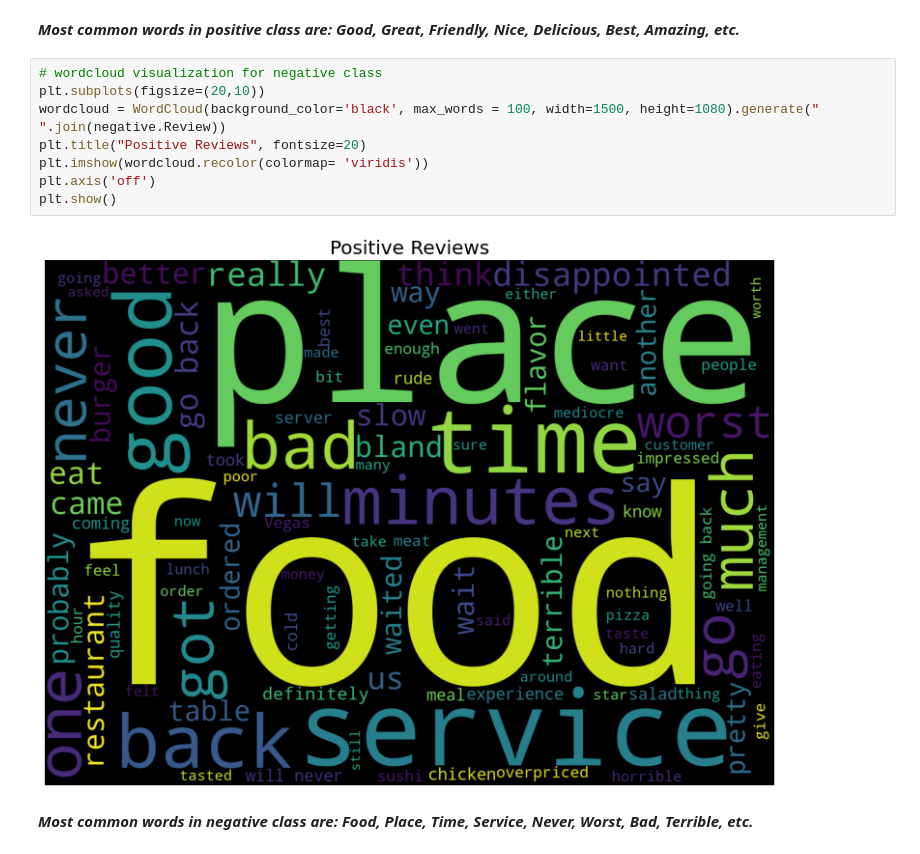
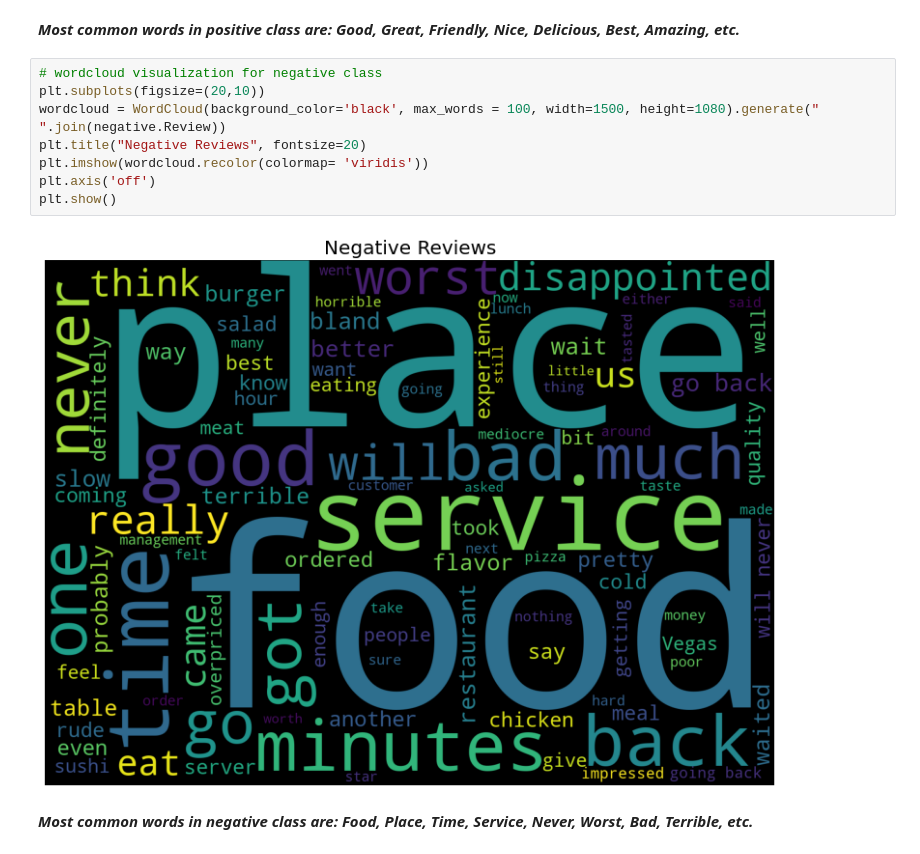
Before and after one commit to NisaApriliaM/Milestones, a Jupyter notebook: h8dsft_Milestone2P2.ipynb, the cells around one changed output. Drawn from its saved outputs; the diff is of its cells as text.

```diff
--- a/h8dsft_Milestone2P2.ipynb
+++ b/h8dsft_Milestone2P2.ipynb
@@ -200,13 +203,13 @@ plt.show()
 # %%
 # wordcloud visualization for negative class
 plt.subplots(figsize=(20,10))
 wordcloud = WordCloud(background_color='black', max_words = 100, width=1500, height=1080).generate(" ".join(negative.Review))
-plt.title("Positive Reviews", fontsize=20)
+plt.title("Negative Reviews", fontsize=20)
 plt.imshow(wordcloud.recolor(colormap= 'viridis'))
 plt.axis('off')
 plt.show()
 # %% [output]
-[figure, old version]
+[figure, new version]
 # %% [markdown]
 ***Most common words in negative class are: Food, Place, Time, Service, Never, Worst, Bad, Terrible, etc.***
 # %% [markdown]
```
Also changed, not shown: parts of 10 cells of this notebook.
